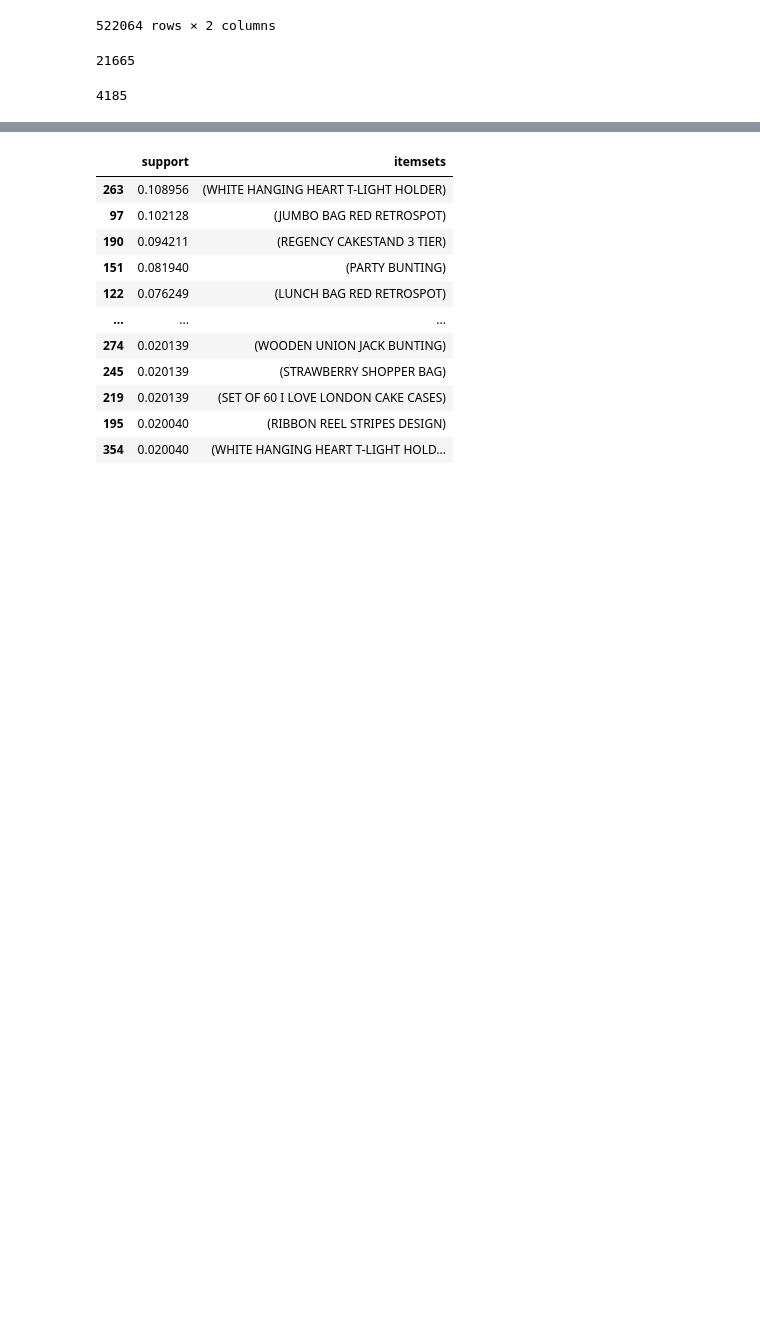
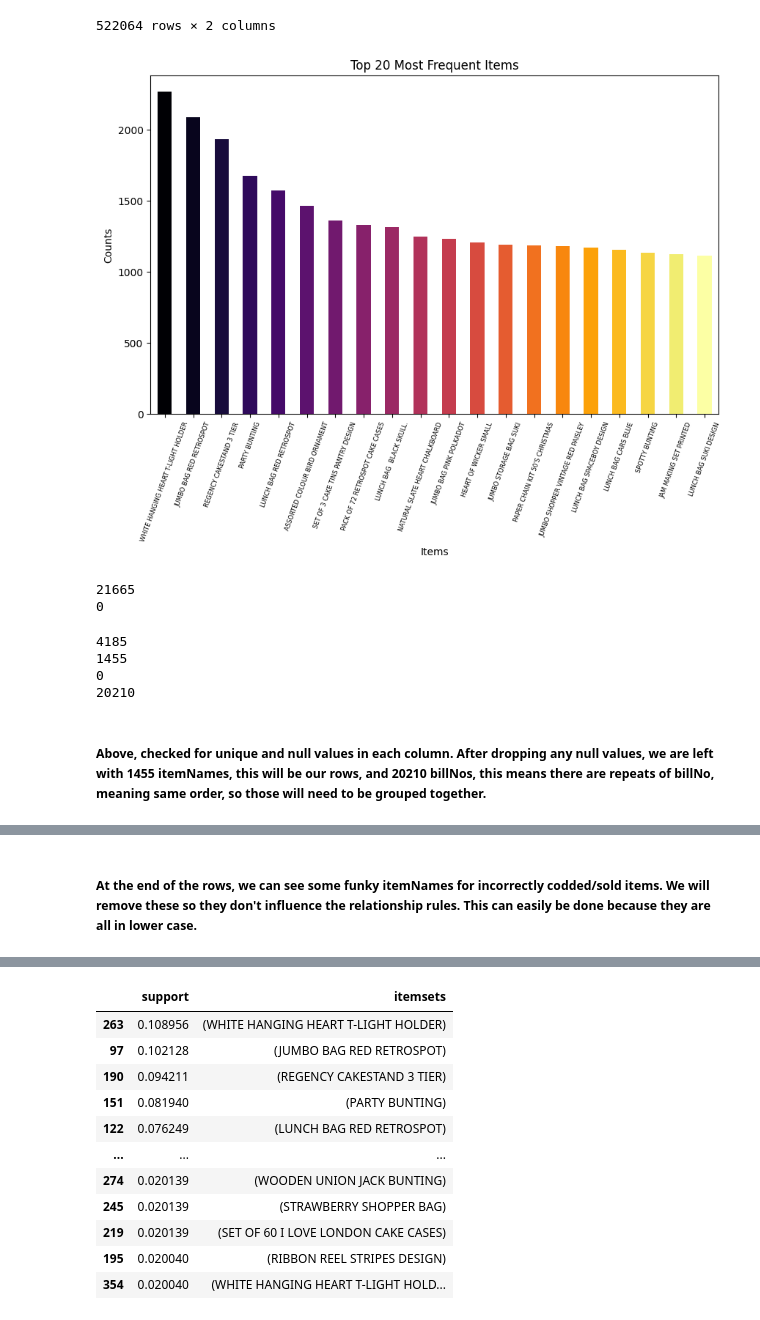
Before and after one commit to arielharris/MBA, a Jupyter notebook: MBA.ipynb, the cells around one changed output, grey strips where cells are left out. Drawn from its saved outputs; the diff is of its cells as text; code cells hidden in the pictures; blank space fills up the shorter version.

```diff
--- a/MBA.ipynb
+++ b/MBA.ipynb
@@ -46,14 +49,37 @@ basket
 | 522062 | 581587 | CHILDRENS CUTLERY CIRCUS PARADE |
 | 522063 | 581587 | BAKING SET 9 PIECE RETROSPOT |
 522064 rows × 2 columns
+# %%
+plt.rcParams['figure.figsize'] = (10,6)
+color = plt.cm.inferno(np.linspace(0,1,20))
+top20=basket['itemName'].value_counts().head(20)
+top20.plot.bar(color = color)
+plt.title('Top 20 Most Frequent Items')
+plt.ylabel('Counts')
+plt.xlabel('Items')
+plt.xticks(rotation=70,fontsize= 6)
+plt.show()
+# %% [output]
+[figure, added]
 # %%
-basket['billNo'].nunique()
+print(basket['billNo'].nunique())
+print(basket['billNo'].isnull().sum())
 # %% [output]
 21665
+0
 # %%
-basket['itemName'].nunique()
+print(basket['itemName'].nunique())
+print(basket['itemName'].isnull().sum())
+basket.dropna(inplace=True)
+print(basket['itemName'].isnull().sum())
+print(basket['billNo'].nunique())
 # %% [output]
 4185
+1455
+0
+20210
+# %% [markdown]
+##### Above, checked for unique and null values in each column. After dropping any null values, we are left with 1455 itemNames, this will be our rows, and 20210 billNos, this means there are repeats of billNo, meaning same order, so those will need to be grouped together.
 # %%
 basket = basket.groupby(by=['billNo', 'itemName'])['itemName'].count().reset_index(name='Item_Count')
 basket = basket.pivot_table(index='billNo', columns='itemName', values='Item_Count', aggfunc='sum').fillna(0).astype(bool)
@@ -73,5 +99,7 @@ basket
 | A563186 | False | False | False | False | ... |
 | A563187 | False | False | False | False | ... |
 20210 rows × 4185 columns
+# %% [markdown]
+##### At the end of the rows, we can see some funky itemNames for incorrectly codded/sold items. We will remove these so they don't influence the relationship rules. This can easily be done because they are all in lower case.
 # %%
 rmv_cols = [col for col in basket.columns if col.islower()]
```
Also changed, not shown: parts of 26 cells of this notebook.
